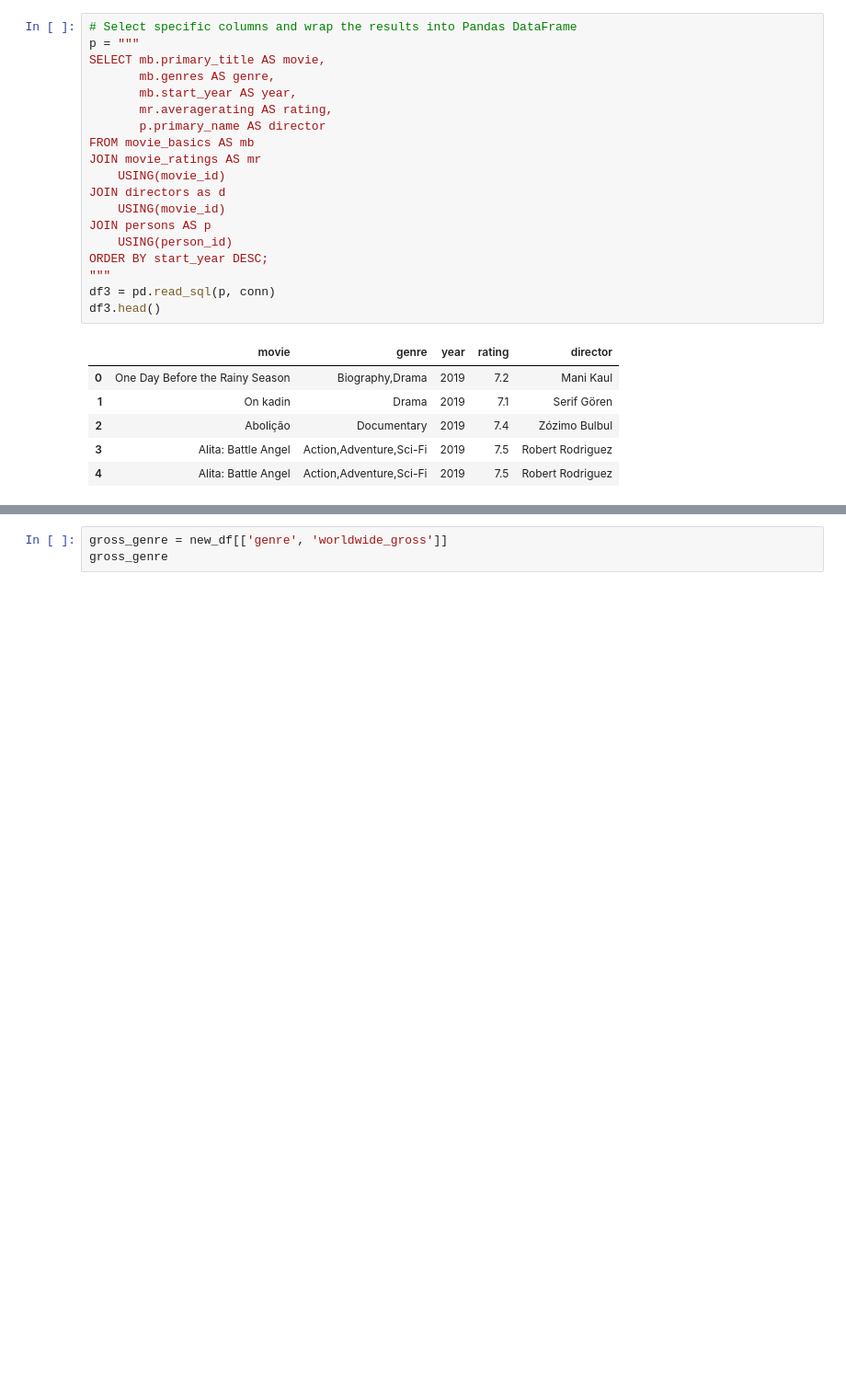
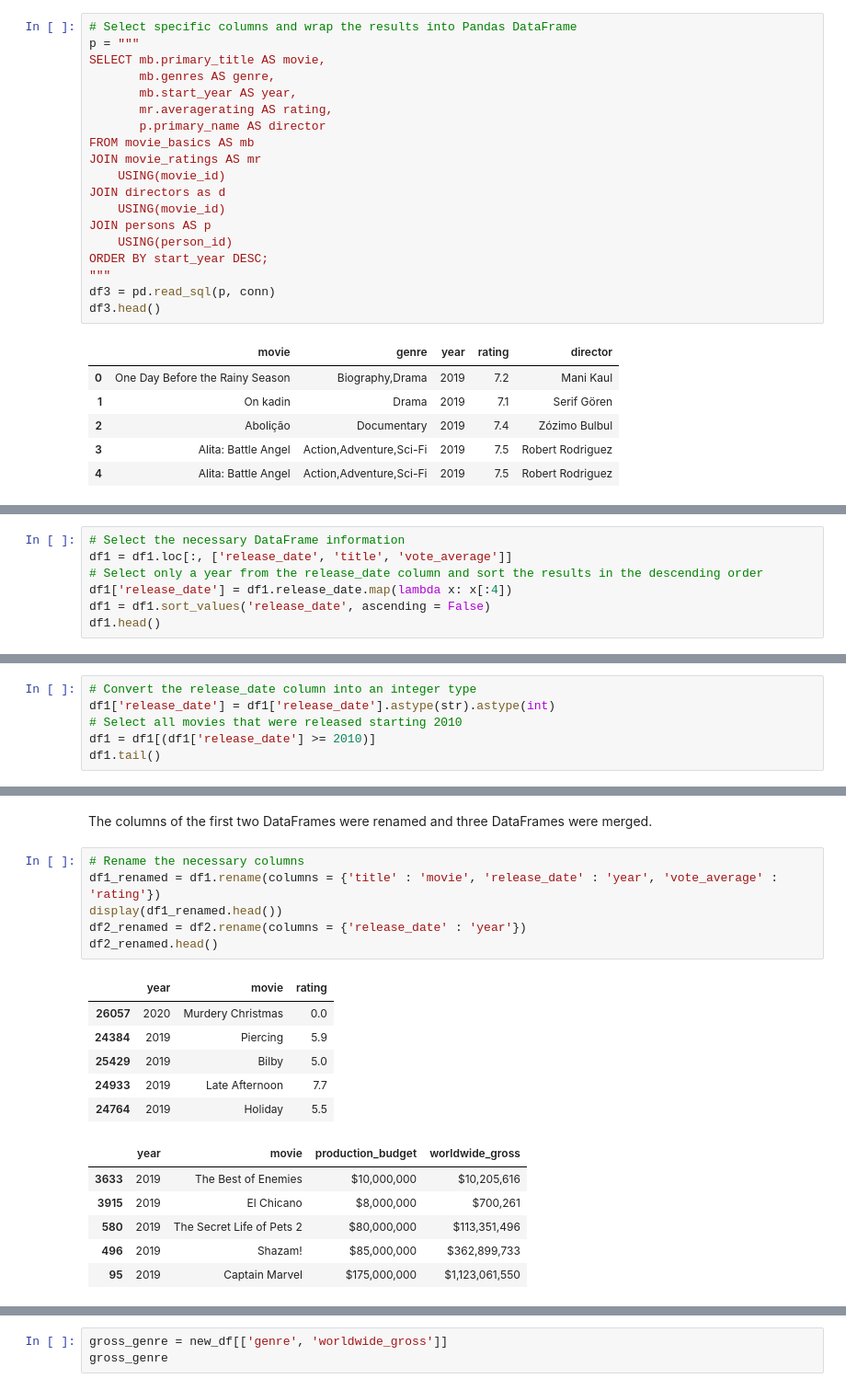
Before and after one commit to VolhaP87/Microsoft_Movie_Analysis, a Jupyter notebook: student.ipynb, the cells around one changed output, grey strips where cells are left out. Shown at 92% size. Cells and saved outputs as stored; diff of their text form; blank space fills up the shorter version.

```diff
--- a/student.ipynb
+++ b/student.ipynb
@@ -439,0 +160,7 @@ new_df
+# %%
+# Select the necessary DataFrame information
+df1 = df1.loc[:, ['release_date', 'title', 'vote_average']]
+# Select only a year from the release_date column and sort the results in the descending order
+df1['release_date'] = df1.release_date.map(lambda x: x[:4])
+df1 = df1.sort_values('release_date', ascending = False)
+df1.head()
@@ -439,0 +174,6 @@ new_df
+# %%
+# Convert the release_date column into an integer type
+df1['release_date'] = df1['release_date'].astype(str).astype(int)
+# Select all movies that were released starting 2010
+df1 = df1[(df1['release_date'] >= 2010)]
+df1.tail()
@@ -439,0 +275,21 @@ new_df
+# %% [markdown]
+The columns of the first two DataFrames were renamed and three DataFrames were merged.
+# %%
+# Rename the necessary columns
+df1_renamed = df1.rename(columns = {'title' : 'movie', 'release_date' : 'year', 'vote_average' : 'rating'})
+display(df1_renamed.head())
+df2_renamed = df2.rename(columns = {'release_date' : 'year'})
+df2_renamed.head()
+# %% [output]
+|  | year | movie | rating |
+| 26057 | 2020 | Murdery Christmas | 0.0 |
+| 24384 | 2019 | Piercing | 5.9 |
+| 25429 | 2019 | Bilby | 5.0 |
+| 24933 | 2019 | Late Afternoon | 7.7 |
+| 24764 | 2019 | Holiday | 5.5 |
+|  | year | movie | production_budget | worldwide_gross |
+| 3633 | 2019 | The Best of Enemies | $10,000,000 | $10,205,616 |
+| 3915 | 2019 | El Chicano | $8,000,000 | $700,261 |
+| 580 | 2019 | The Secret Life of Pets 2 | $80,000,000 | $113,351,496 |
+| 496 | 2019 | Shazam! | $85,000,000 | $362,899,733 |
+| 95 | 2019 | Captain Marvel | $175,000,000 | $1,123,061,550 |
```
Also changed, not shown: parts of 35 cells of this notebook.
